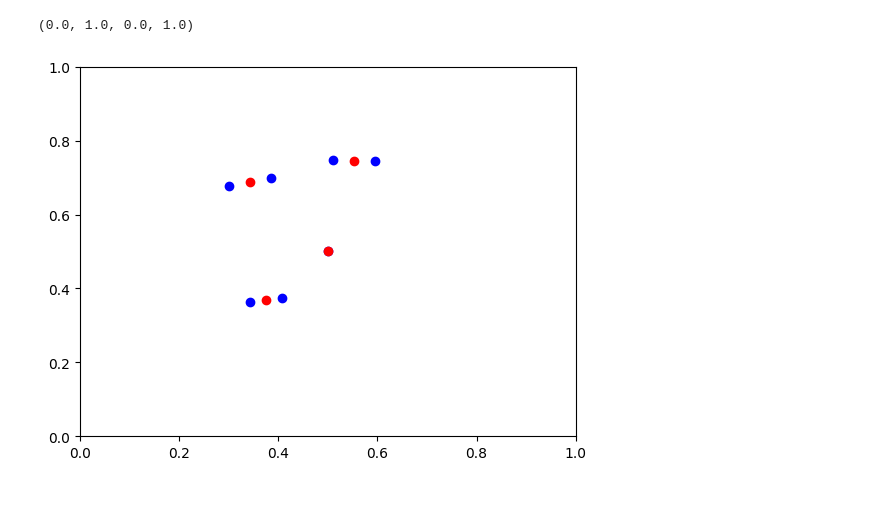
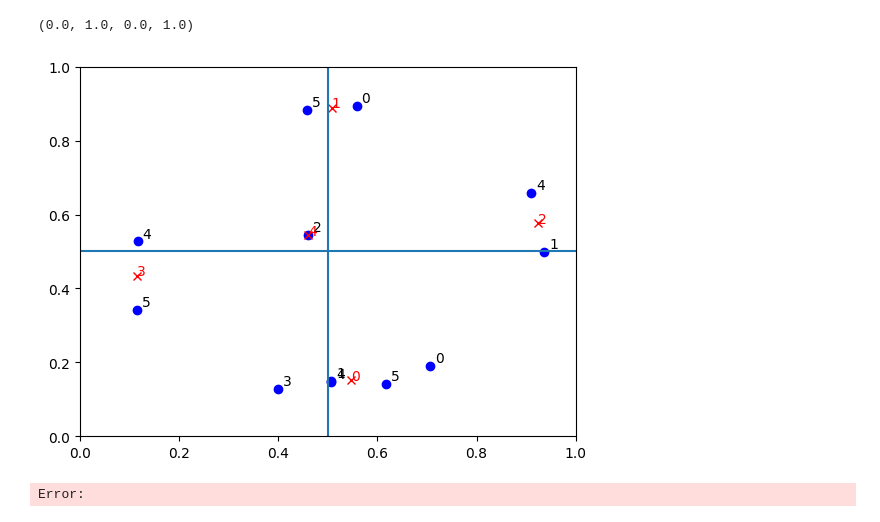
Before and after one commit to Churnobyl/AICoup, a Jupyter notebook: ML/clustering/k_means copy 2.ipynb, the cells around one changed output. Saved outputs shown, nothing was run; the diff lists cells and outputs as text; code cells hidden in the pictures.

Commit message:
feat: complete clustering algorithm by jupyter notebook
implementate clustering loop
fix - allocate points in cluster.
fix - allocate cluster id in points.

```diff
--- a/ML/clustering/k_means copy 2.ipynb
+++ b/ML/clustering/k_means copy 2.ipynb
@@ -5,5 +5,5 @@ import random
 import numpy as np
 import matplotlib.pyplot as plt
 # %%
-N = 3
+N = 4
 N += 1
@@ -6678,6 +888,7 @@ plt.axis((0, 1, 0, 1))
 # %%
 data_x = data[2]
-data_x = [obj if obj['class_id'] > 0 else None for obj in data_x]
+data_x = [obj for obj in data_x if obj['class_id'] < 6]
+# data_x = [obj for obj in data_x if obj['class_id'] < 7 and obj['confidence'] > 0.6]
 # data_x.append({
 #     'class_id': 4,
 #     'x': 0.5000125738418579,
@@ -6858,11 +1069,22 @@ new_center=[0.375, 0.3682291656732559]
 # %%
 for label in data_x:
+    plt.text(label['x']+0.01, label['y']+0.01, label['class_id'])
     plt.plot(label['x'], label['y'], 'bo')
-plt.plot([clusters[k]["center"][0] for k in clusters], [clusters[k]["center"][1] for k in clusters], 'ro')
+
+clust_font = {
+    'color': 'red'
+}
+for k in clusters:
+    plt.text(clusters[k]["center"][0], clusters[k]["center"][1], k, fontdict=clust_font)
+    plt.plot(clusters[k]["center"][0], clusters[k]["center"][1], 'rx')
+
+plt.axhline(0.5)
+plt.axvline(0.5)
 plt.axis((0, 1, 0, 1))
 # %% [output]
 (0.0, 1.0, 0.0, 1.0)
-[figure, old version]
+[figure, new version]
+Error:
 # %%
 clusters
 # %% [output]
```
Also changed, not shown: parts of 12 cells of this notebook.
